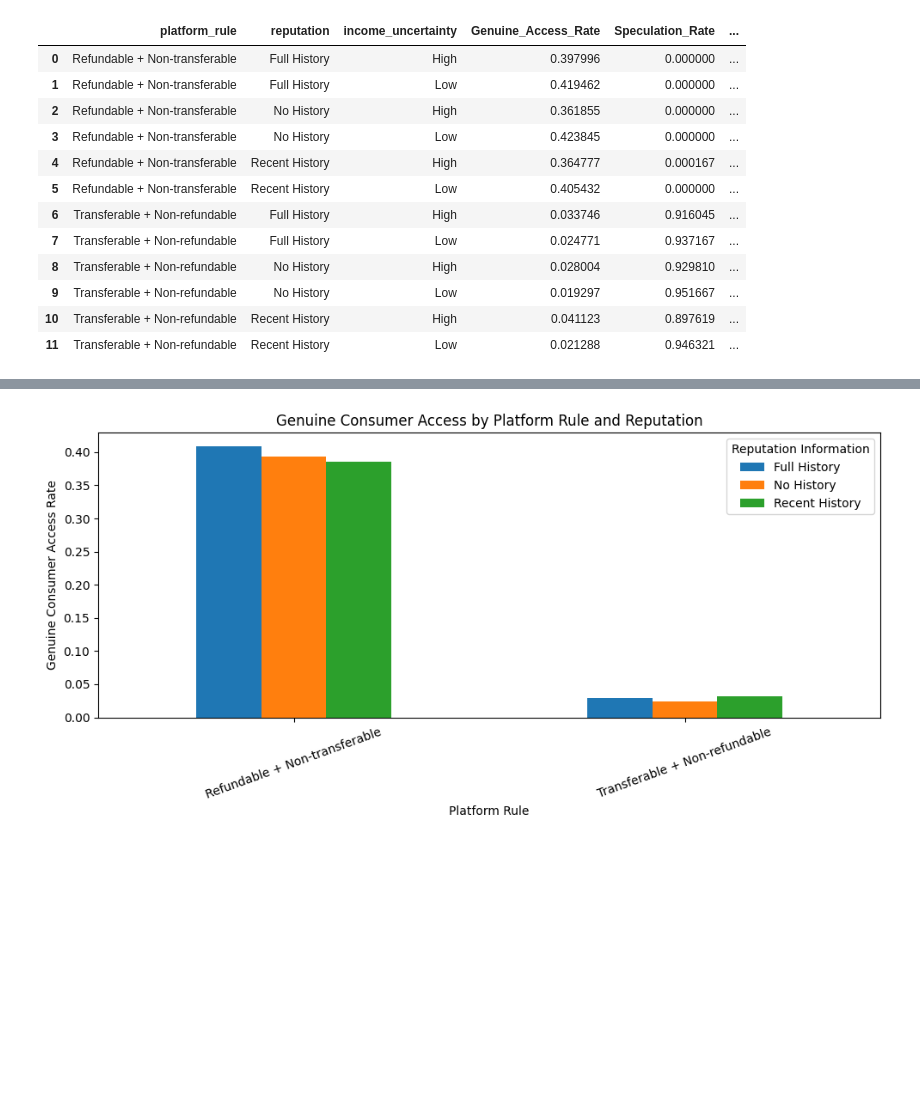
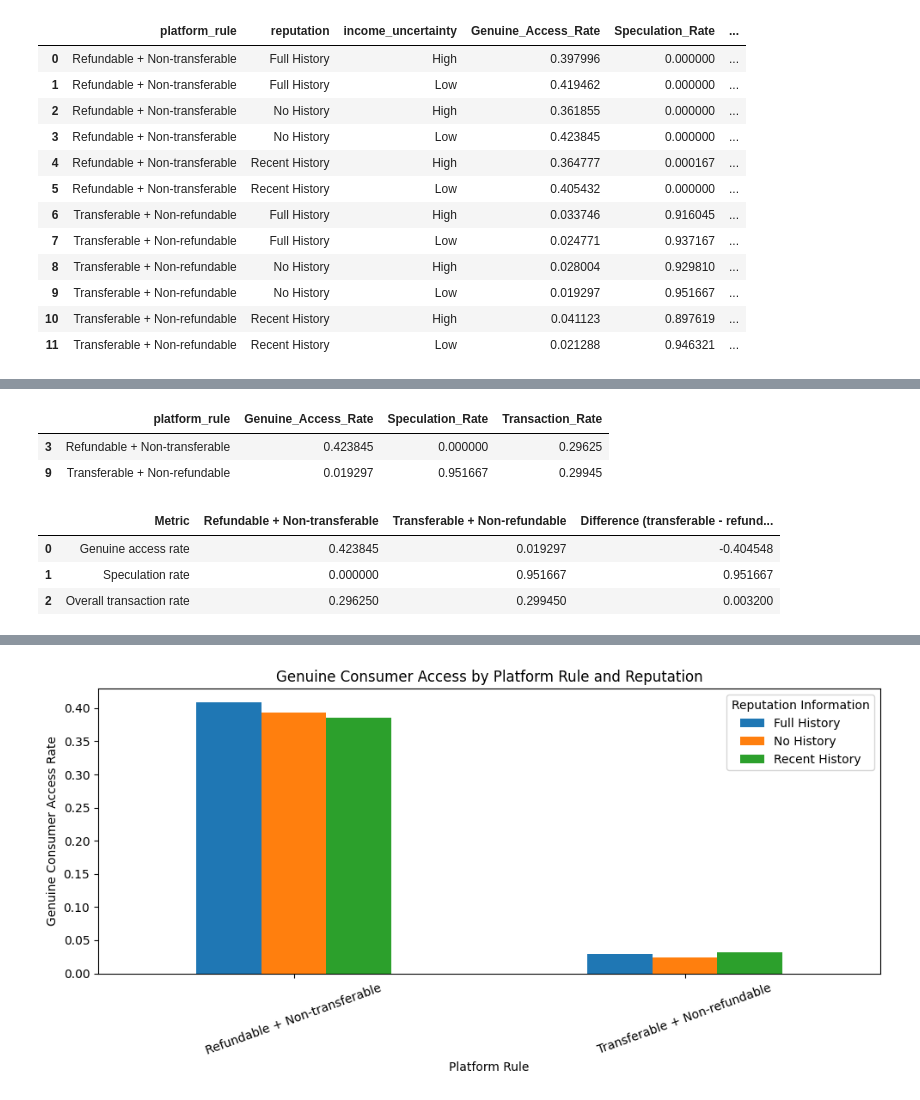
Before and after one commit to ixs3v3n/PS1-Xuantong, a Jupyter notebook: companion/notebooks/PS1_Trust_Equitable_Access_Simulation.ipynb, the cells around one changed output, grey strips where cells are left out. Saved outputs shown, nothing was run; the diff lists cells and outputs as text; code cells hidden in the pictures; blank space fills up the shorter version.

```diff
--- a/companion/notebooks/PS1_Trust_Equitable_Access_Simulation.ipynb
+++ b/companion/notebooks/PS1_Trust_Equitable_Access_Simulation.ipynb
@@ -471,0 +483,57 @@ summary
+# %%
+# Focused baseline comparison: hold reputation and income uncertainty fixed.
+
+focused = summary[
+    (summary["reputation"] == "No History") &
+    (summary["income_uncertainty"] == "Low")
+].copy()
+
+focused = focused[[
+    "platform_rule",
+    "Genuine_Access_Rate",
+    "Speculation_Rate",
+    "Transaction_Rate"
+]]
+
+focused
+# %% [output]
+|  | platform_rule | Genuine_Access_Rate | Speculation_Rate | Transaction_Rate |
+| 3 | Refundable + Non-transferable | 0.423845 | 0.000000 | 0.29625 |
+| 9 | Transferable + Non-refundable | 0.019297 | 0.951667 | 0.29945 |
+# %%
+# Report the exact baseline comparison in percentage points.
+
+rule_values = focused.set_index("platform_rule")
+
+refundable = rule_values.loc["Refundable + Non-transferable"]
+transferable = rule_values.loc["Transferable + Non-refundable"]
+
+baseline_comparison = pd.DataFrame({
+    "Metric": [
+        "Genuine access rate",
+        "Speculation rate",
+        "Overall transaction rate"
+    ],
+    "Refundable + Non-transferable": [
+        refundable["Genuine_Access_Rate"],
+        refundable["Speculation_Rate"],
+        refundable["Transaction_Rate"]
+    ],
+    "Transferable + Non-refundable": [
+        transferable["Genuine_Access_Rate"],
+        transferable["Speculation_Rate"],
+        transferable["Transaction_Rate"]
+    ]
+})
+
+baseline_comparison["Difference (transferable - refundable)"] = (
+    baseline_comparison["Transferable + Non-refundable"]
+    - baseline_comparison["Refundable + Non-transferable"]
+)
+
+baseline_comparison
+# %% [output]
+|  | Metric | Refundable + Non-transferable | Transferable + Non-refundable | Difference (transferable - refund... |
+| 0 | Genuine access rate | 0.423845 | 0.019297 | -0.404548 |
+| 1 | Speculation rate | 0.000000 | 0.951667 | 0.951667 |
+| 2 | Overall transaction rate | 0.296250 | 0.299450 | 0.003200 |
```
Also changed, not shown: parts of 6 cells of this notebook.
